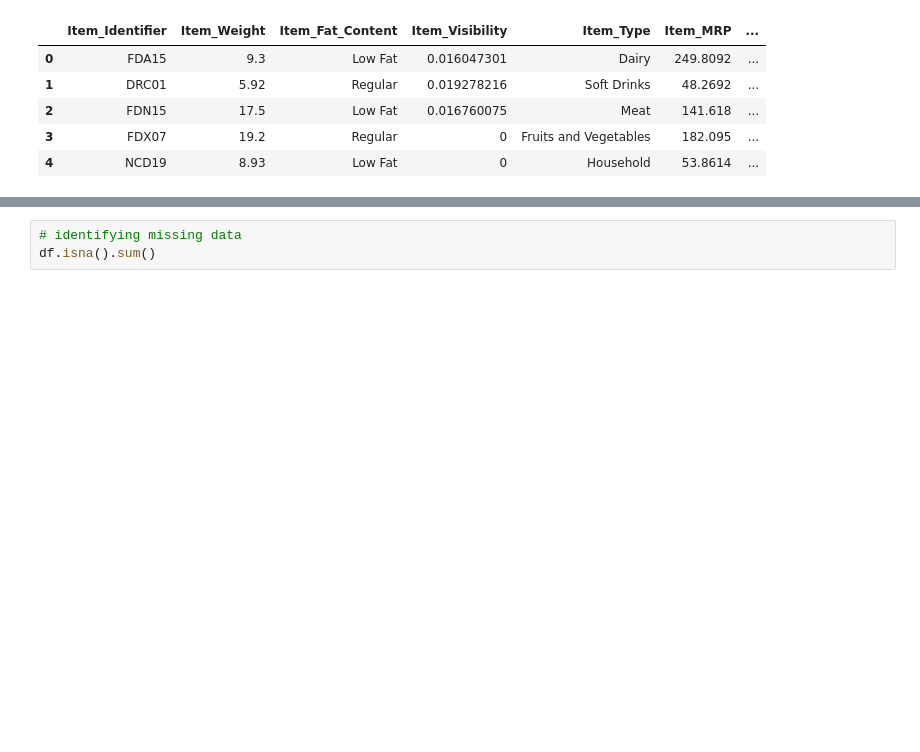
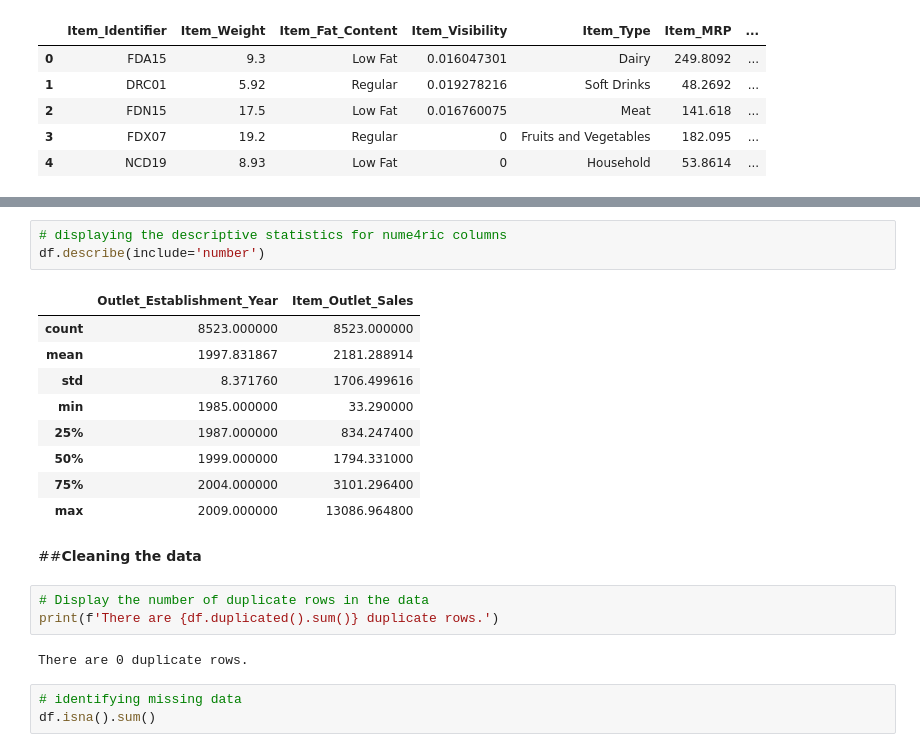
Before and after one commit to rimchristian/sales-prediction, a Jupyter notebook: salesprediction_prediction.ipynb, the cells around one changed output, grey strips where cells are left out. Drawn from its saved outputs; the diff is of its cells as text; blank space fills up the shorter version.

```diff
--- a/salesprediction_prediction.ipynb
+++ b/salesprediction_prediction.ipynb
@@ -36,3 +127,23 @@ df.duplicated().sum()
+# %%
+# displaying the descriptive statistics for nume4ric columns
+df.describe(include='number')
+# %% [output]
+|  | Outlet_Establishment_Year | Item_Outlet_Sales |
+| count | 8523.000000 | 8523.000000 |
+| mean | 1997.831867 | 2181.288914 |
+| std | 8.371760 | 1706.499616 |
+| min | 1985.000000 | 33.290000 |
+| 25% | 1987.000000 | 834.247400 |
+| 50% | 1999.000000 | 1794.331000 |
+| 75% | 2004.000000 | 3101.296400 |
+| max | 2009.000000 | 13086.964800 |
+# %% [markdown]
+##**Cleaning the data**
+# %%
+# Display the number of duplicate rows in the data
+print(f'There are {df.duplicated().sum()} duplicate rows.')
+# %% [output]
+There are 0 duplicate rows.
 # %%
 # identifying missing data
 df.isna().sum()
```
Also changed, not shown: parts of 59 cells of this notebook.
